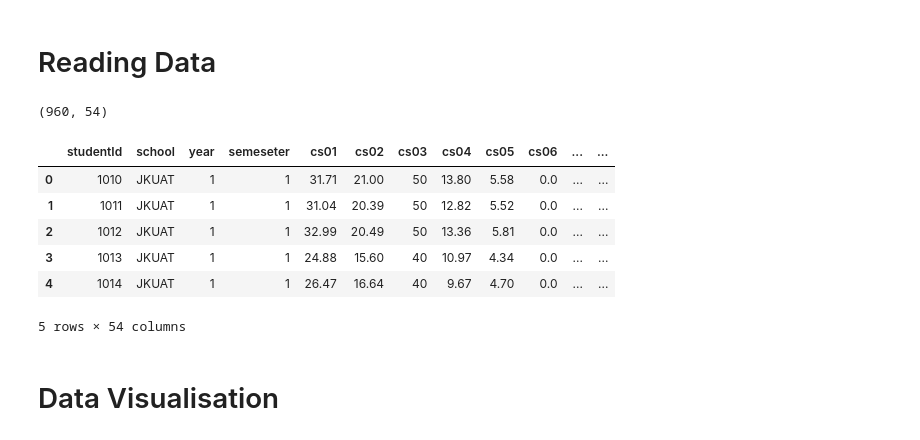
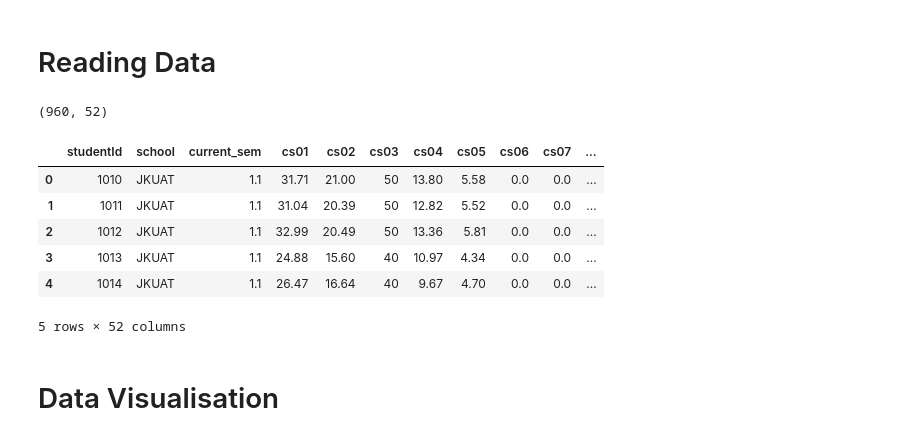
Before and after one commit to mel-fayne/elira_api, a Jupyter notebook: classifierModel/spec_classifier.ipynb, the cells around one changed output. Drawn from its saved outputs; the diff is of its cells as text; code cells hidden in the pictures.

Commit message:
modify classifier model data

```diff
--- a/classifierModel/spec_classifier.ipynb
+++ b/classifierModel/spec_classifier.ipynb
@@ -13,18 +13,18 @@ from sklearn.model_selection import train_test_split
 # %% [markdown]
 # Reading Data
 # %%
-data = pd.read_csv('./data/jkuat_students.csv')
+data = pd.read_csv('./data/jkuatStudents.csv')
 print(data.shape)
 data.head()
 # %% [output]
-(960, 54)
+(960, 52)
-|  | studentId | school | year | semeseter | cs01 | cs02 | cs03 | cs04 | cs05 | cs06 | ... | ... |
-| 0 | 1010 | JKUAT | 1 | 1 | 31.71 | 21.00 | 50 | 13.80 | 5.58 | 0.0 | ... | ... |
-| 1 | 1011 | JKUAT | 1 | 1 | 31.04 | 20.39 | 50 | 12.82 | 5.52 | 0.0 | ... | ... |
-| 2 | 1012 | JKUAT | 1 | 1 | 32.99 | 20.49 | 50 | 13.36 | 5.81 | 0.0 | ... | ... |
-| 3 | 1013 | JKUAT | 1 | 1 | 24.88 | 15.60 | 40 | 10.97 | 4.34 | 0.0 | ... | ... |
-| 4 | 1014 | JKUAT | 1 | 1 | 26.47 | 16.64 | 40 | 9.67 | 4.70 | 0.0 | ... | ... |
+|  | studentId | school | current_sem | cs01 | cs02 | cs03 | cs04 | cs05 | cs06 | cs07 | ... |
+| 0 | 1010 | JKUAT | 1.1 | 31.71 | 21.00 | 50 | 13.80 | 5.58 | 0.0 | 0.0 | ... |
+| 1 | 1011 | JKUAT | 1.1 | 31.04 | 20.39 | 50 | 12.82 | 5.52 | 0.0 | 0.0 | ... |
+| 2 | 1012 | JKUAT | 1.1 | 32.99 | 20.49 | 50 | 13.36 | 5.81 | 0.0 | 0.0 | ... |
+| 3 | 1013 | JKUAT | 1.1 | 24.88 | 15.60 | 40 | 10.97 | 4.34 | 0.0 | 0.0 | ... |
+| 4 | 1014 | JKUAT | 1.1 | 26.47 | 16.64 | 40 | 9.67 | 4.70 | 0.0 | 0.0 | ... |
-5 rows × 54 columns
+5 rows × 52 columns
 # %% [markdown]
 # Data Visualisation
 # %%
```
Also changed, not shown: parts of 7 cells of this notebook, 2 other files.
